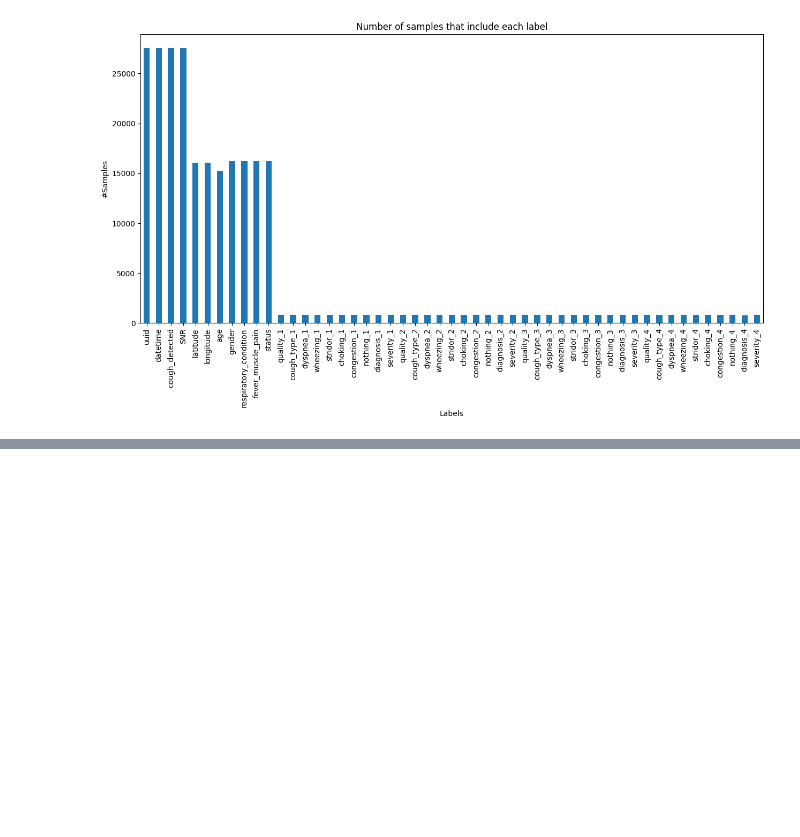
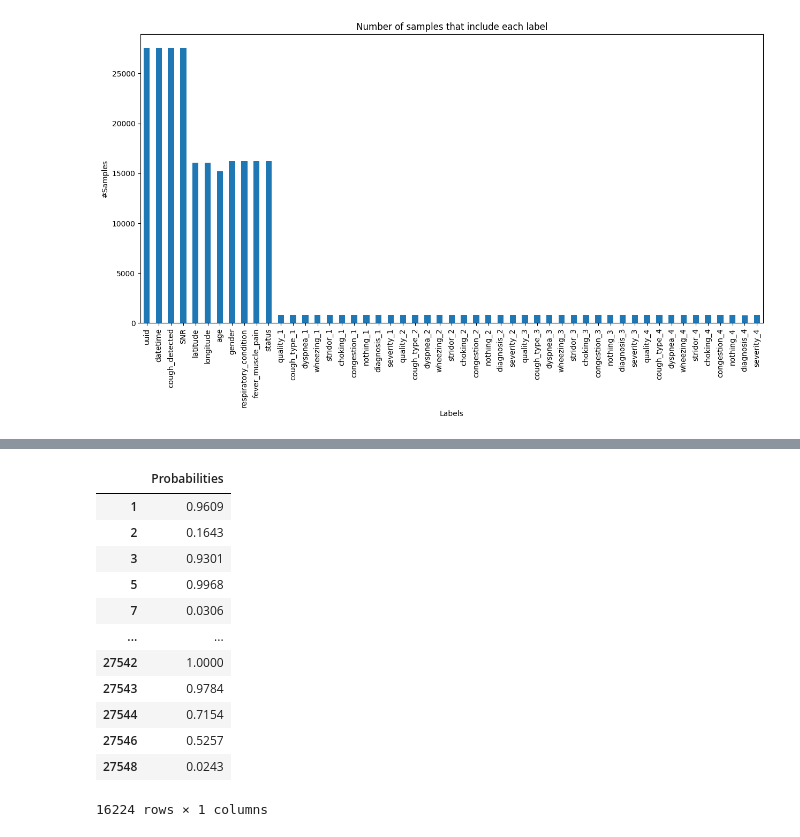
Before and after one commit to susmiranda/avs8-840-deep-learning-mini-project, a Jupyter notebook: datasetExplorationReport.ipynb, the cells around one changed output, grey strips where cells are left out. Saved outputs shown, nothing was run; the diff lists cells and outputs as text; code cells hidden in the pictures; blank space fills up the shorter version.

```diff
--- a/datasetExplorationReport.ipynb
+++ b/datasetExplorationReport.ipynb
@@ -152,0 +237,16 @@ The results of a combination analysis shows that if a sample has a gender label,
+# %%
+DF2
+# %% [output]
+|  | Probabilities |
+| 1 | 0.9609 |
+| 2 | 0.1643 |
+| 3 | 0.9301 |
+| 5 | 0.9968 |
+| 7 | 0.0306 |
+| ... | ... |
+| 27542 | 1.0000 |
+| 27543 | 0.9784 |
+| 27544 | 0.7154 |
+| 27546 | 0.5257 |
+| 27548 | 0.0243 |
+16224 rows × 1 columns
```
Also changed, not shown: parts of 25 cells of this notebook, 1 other file.
